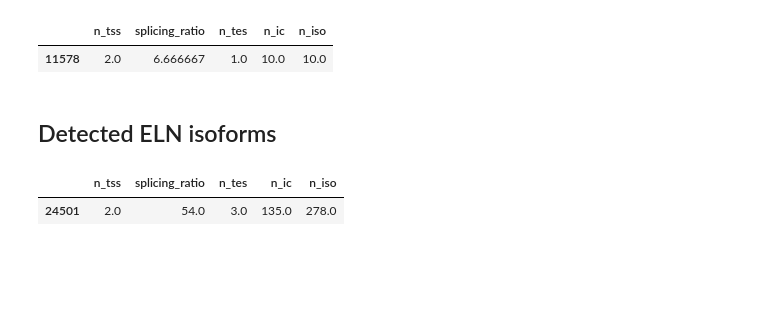
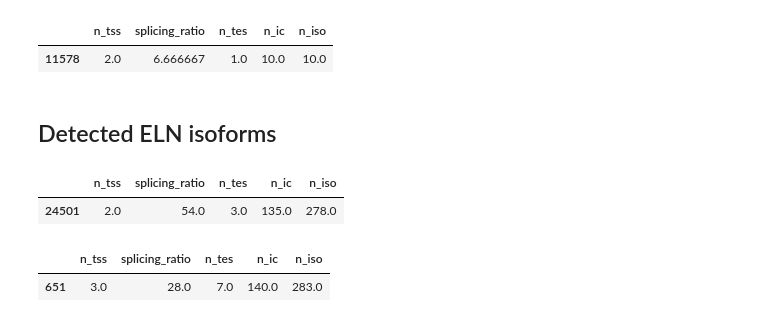
Before and after one commit to fairliereese/rnawg, a Jupyter notebook: figures/fig_4_sample_major/fig_4.ipynb, the cells around one changed output. Saved outputs shown, nothing was run; the diff lists cells and outputs as text; code cells hidden in the pictures; blank space fills up the shorter version.

```diff
--- a/figures/fig_4_sample_major/fig_4.ipynb
+++ b/figures/fig_4_sample_major/fig_4.ipynb
@@ -215,3 +215,9 @@ ca.triplets.loc[(ca.triplets.source=='sample_det')&\
 # %% [output]
 |  | n_tss | splicing_ratio | n_tes | n_ic | n_iso |
 | 24501 | 2.0 | 54.0 | 3.0 | 135.0 | 278.0 |
+# %%
+ca.triplets.loc[(ca.triplets.source=='obs_det')&\
+                (ca.triplets.gname.isin(['ELN']))][['n_tss', 'splicing_ratio', 'n_tes', 'n_ic', 'n_iso']]
+# %% [output]
+|  | n_tss | splicing_ratio | n_tes | n_ic | n_iso |
+| 651 | 3.0 | 28.0 | 7.0 | 140.0 | 283.0 |
```
Also changed, not shown: parts of 4 cells of this notebook, 4 other files.
